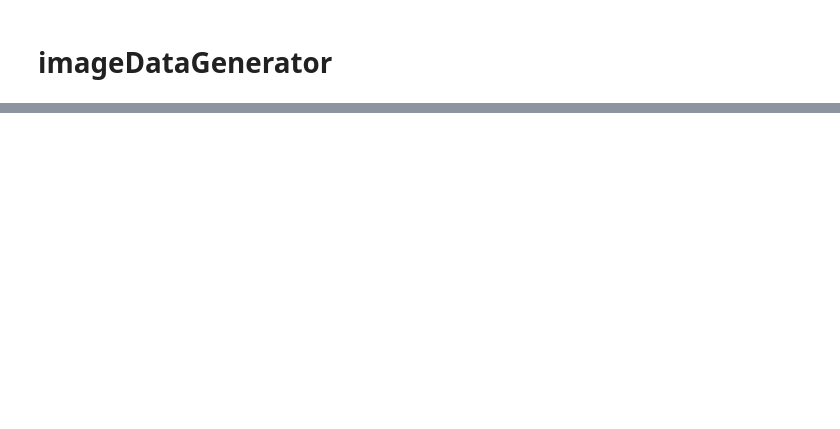
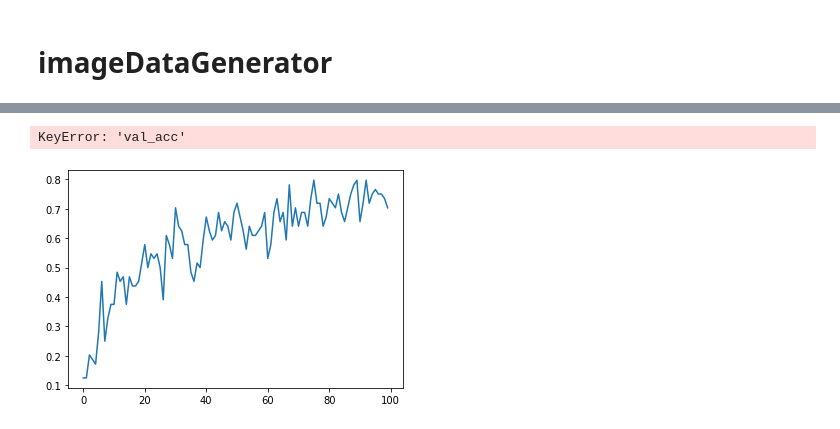
Before and after one commit to CityHopper/BM_YounghoonKANG_Python, a Jupyter notebook: 200210_python_kerasCNN.ipynb, the cells around one changed output, grey strips where cells are left out. Cells and saved outputs as stored; diff of their text form; code cells hidden in the pictures; blank space fills up the shorter version.

```diff
--- a/200210_python_kerasCNN.ipynb
+++ b/200210_python_kerasCNN.ipynb
@@ -442,0 +530,13 @@ FileNotFoundError: [Errno 2] No such file or directory: 'cifar10_architecture.js
+# %%
+VGG16_MODEL.trainable = False
+global_average_layer = tf.keras.layers.GlobalAveragePooling2D() # flatten 가중치
+prediction_layer = tf.keras.layers.Dense(len(label_names), activation='softmax') # ffn의 가중치는 학습
+# %%
+model = tf.keras.Sequential([VGG16_MODEL, global_average_layer, prediction_layer])
+# %%
+# tf.train.AdamOptimizer()
+# sparse_categorical_crossentropy 희소행렬
+model.compile(optimizer=tf.train.AdamOptimizer(),
+              loss=tf.keras.losses.sparse_categorical_crossentropy, metrics=['accuracy'])
+# %%
+history = model.fit(train_ds, epochs = 100, steps_per_epoch=2)
@@ -442,0 +561,11 @@ FileNotFoundError: [Errno 2] No such file or directory: 'cifar10_architecture.js
+# %%
+plt.plot(history.history['acc'])
+plt.plot(history.history['val_acc'])
+plt.title('model accuracy')
+plt.ylabel('accuracy')
+plt.xlabel('epoch')
+plt.legend(['train', 'test'], loc='upper left')
+plt.show()
+# %% [output]
+KeyError: 'val_acc'
+[figure, added]
```
Also changed, not shown: parts of 34 cells of this notebook, 15 other files.
